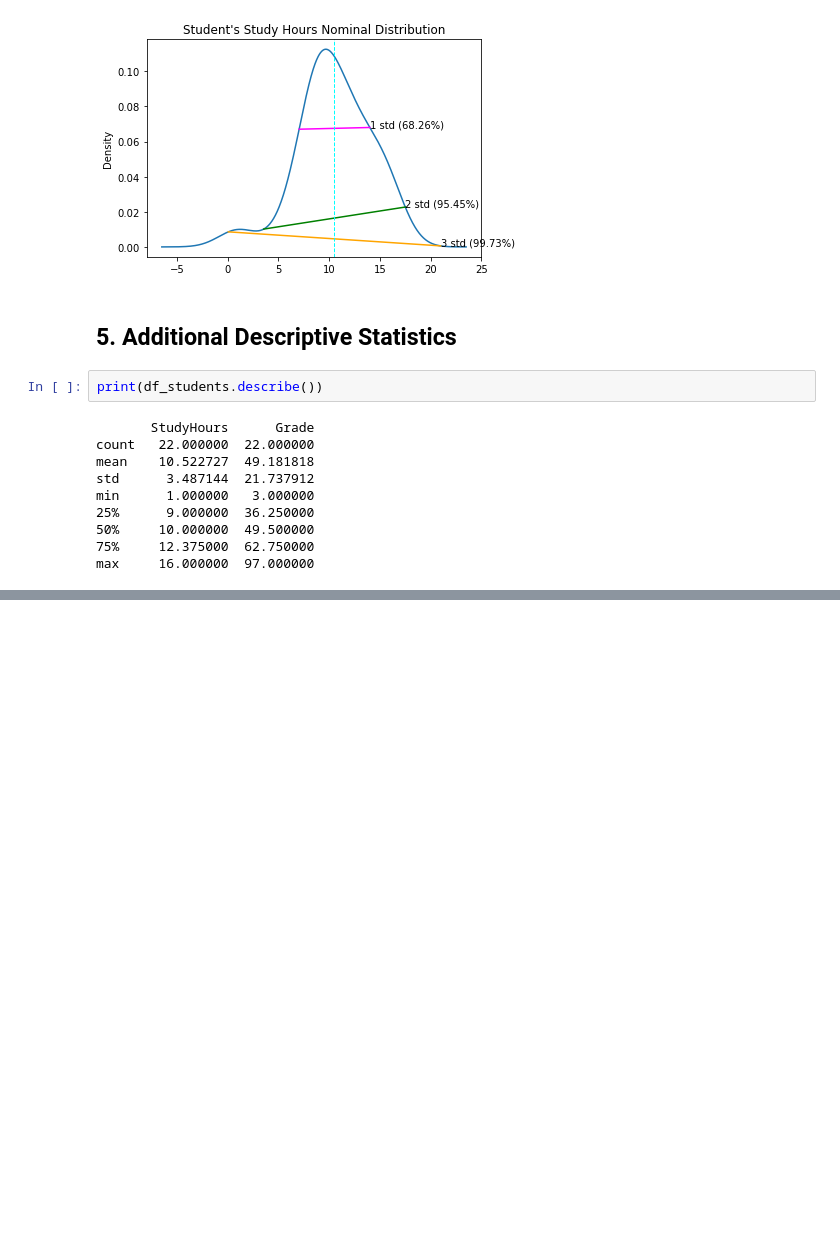
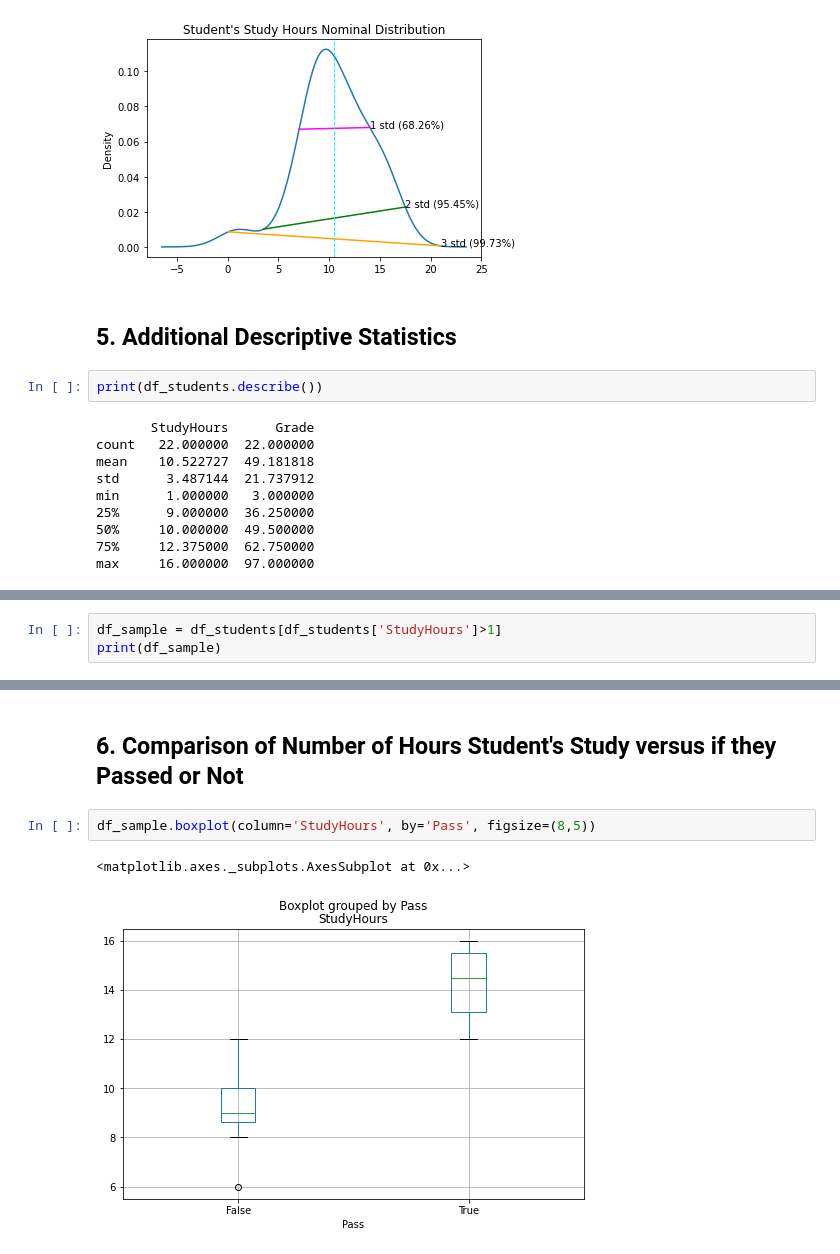
Before and after one commit to guypwhunt/regression_machine_learning, a Jupyter notebook: data_exploration.ipynb, the cells around one changed output, grey strips where cells are left out. Drawn from its saved outputs; the diff is of its cells as text; blank space fills up the shorter version.

```diff
--- a/data_exploration.ipynb
+++ b/data_exploration.ipynb
@@ -435,0 +440,3 @@ max     16.000000  97.000000
+# %%
+df_sample = df_students[df_students['StudyHours']>1]
+print(df_sample)
@@ -435,0 +461,7 @@ max     16.000000  97.000000
+# %% [markdown]
+## 6. Comparison of Number of Hours Student's Study versus if they Passed or Not
+# %%
+df_sample.boxplot(column='StudyHours', by='Pass', figsize=(8,5))
+# %% [output]
+<matplotlib.axes._subplots.AxesSubplot at 0x...>
+[figure, added]
```
Also changed, not shown: parts of 13 cells of this notebook, 1 other file.
